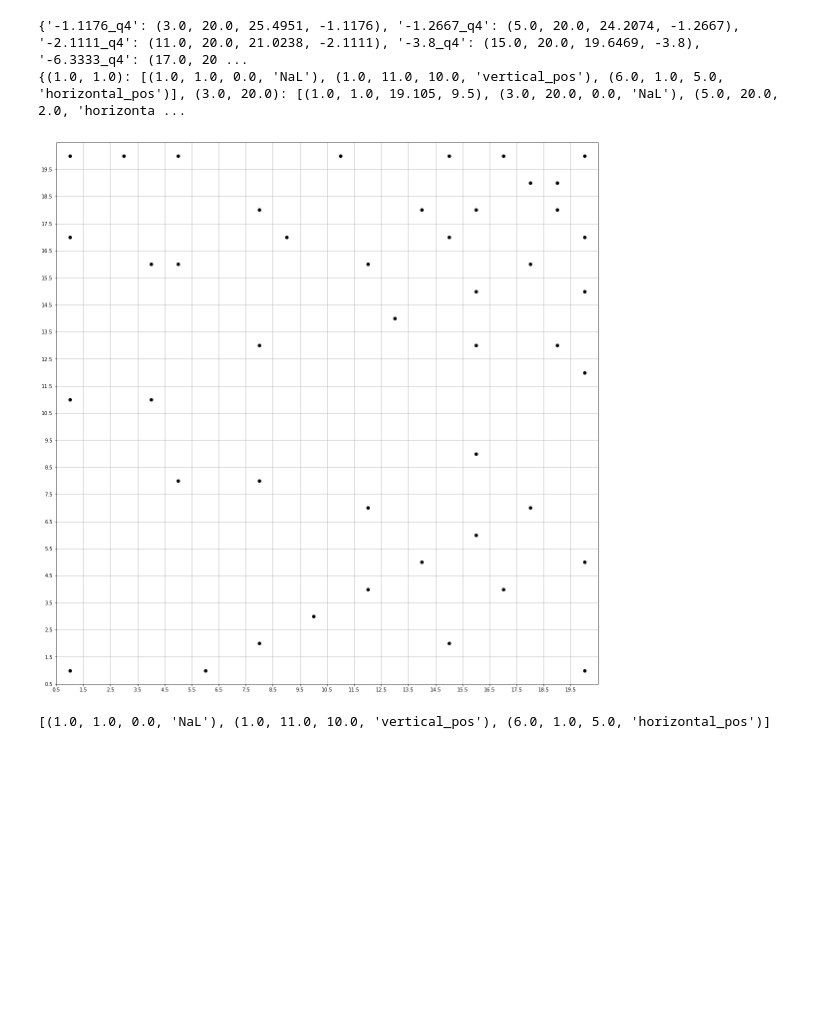
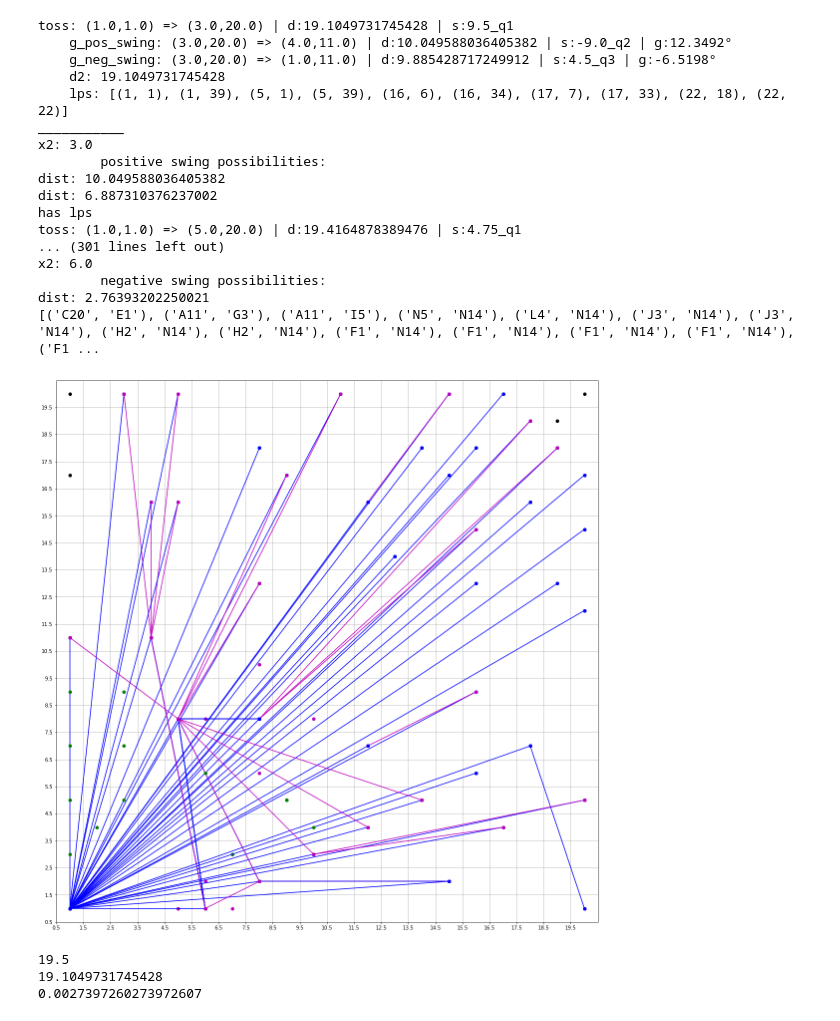
Before and after one commit to boulder-quantitative-finance/jane_street_puzzles, a Jupyter notebook: May18_Puzzle_4.ipynb, the cells around one changed output. Cells and saved outputs as stored; diff of their text form; code cells hidden in the pictures; blank space fills up the shorter version.

```diff
--- a/May18_Puzzle_4.ipynb
+++ b/May18_Puzzle_4.ipynb
@@ -180,7 +244,7 @@ for i in range(len(coords)):
         y2 = j[1]
         distance = calc_distance(x1,y1,x2,y2)
         slope = calc_slope(x1,y1,x2,y2)
-       if slope not in viable_toss_stack:
+        if slope not in viable_toss_stack:
             viable_toss_stack[slope] = (x2,y2,distance,slope)
         else:
             if abs(viable_toss_stack[slope][2]) > abs(distance):
@@ -197,9 +261,9 @@ for i in range(len(coords)):
 
 # print(viable_toss_stack)
 # store viable landing points
-# lp_graph = {}
-
-print(graph)
+lp_graph_notational = []
+lp_graph = []
+# print(graph)
 
 # graph search loop
 # FIND EVERY FIRST MOVE Landing Point!
@@ -243,7 +307,7 @@ for i in graph:
 #         if x1 == 1 and y1 == 1 and x2 == 16.0 and y2 == 15.0:
 #         if x1 == 1 and y1 == 1 and x2 == 20.0 and y2 == 15.0:
 #         if x1 == 1 and y1 == 1 and x2 == 13.0 and y2 == 14.0:
-#         if x1 == 1 and y1 == 1 and x2 == 8.0 and y2 == 13.0:
+#         if x1 == 1 and y1 == 1 and x2 == 8.0 and y2 == 13.0: # recursive_swing goes OB
 #         if x1 == 1 and y1 == 1 and x2 == 16.0 and y2 == 13.0:
 #         if x1 == 1 and y1 == 1 and x2 == 19.0 and y2 == 13.0:
 #         if x1 == 1 and y1 == 1 and x2 == 20.0 and y2 == 12.0:
@@ -255,7 +319,7 @@ for i in graph:
 #         if x1 == 1 and y1 == 1 and x2 == 12.0 and y2 == 7.0:
 #         if x1 == 1 and y1 == 1 and x2 == 18.0 and y2 == 7.0:
 #         if x1 == 1 and y1 == 1 and x2 == 16.0 and y2 == 6.0:
-        if x1 == 1 and y1 == 1 and x2 == 14.0 and y2 == 5.0:
+#         if x1 == 1 and y1 == 1 and x2 == 14.0 and y2 == 5.0: # goes OB but isn't marked as OB
 #         if x1 == 1 and y1 == 1 and x2 == 20.0 and y2 == 5.0:
 #         if x1 == 1 and y1 == 1 and x2 == 12.0 and y2 == 4.0:
 #         if x1 == 1 and y1 == 1 and x2 == 17.0 and y2 == 4.0:
@@ -263,7 +327,8 @@ for i in graph:
 #         if x1 == 1 and y1 == 1 and x2 == 8.0 and y2 == 2.0:
 #         if x1 == 1 and y1 == 1 and x2 == 15.0 and y2 == 2.0:
 #         if x1 == 1 and y1 == 1 and x2 == 6.0 and y2 == 1.0:
-#         if x1 == 1 and y1 == 1:
+#         if x1 == 8 and y1 == 13 and x2 == 16 and y2 == 13:
+        if x1 == 1 and y1 == 1:
             if (x1,y1) != (x2,y2) and s2 != "NaL":
                 print("toss: ("+str(x1)+","+str(y1)+") => ("+str(x2)+","+str(y2)+") | d:"+str(d2)+" | s:"+str(s2))
                 for k in graph[(x2,y2)]:
@@ -293,7 +358,7 @@ for i in graph:
 #                 ax.plot(g_neg_stack[0],g_neg_stack[1], 'go')
 #                 print("    x2: "+str(x2))
 #                 print("    y2: "+str(y2))
-#                 print("    d2: "+str(d2))
+                print("    d2: "+str(d2))
                 print("    lps: "+str(lps))
                 print("___________")
 
@@ -314,54 +379,70 @@ for i in graph:
 #                         print("        pt1_p: "+str([(x1,y1),(x2,y2),(x4_p,y4_p)])+" |"+str(g2_p) + " < " + str(g_p))
                         if 0 <= g2_p <= g_p and (x4_p,y4_p) != (x1,y1):
                             ax.plot(x4_p,y4_p, 'go')
+                            print("x2: "+str(x2))
+                            lp_graph_notational.append((excel_col(int(x2))+str(int(y2)),excel_col(x4_p)+str(y4_p)))
 
                     # recursive search until rope runs out...
+                    # recursive_swing((x2,y2),(g_pos_stack[0],g_pos_stack[1]))
                     print("        positive swing possibilities:")
-                    for i_p in graph[(g_pos_stack[0],g_pos_stack[1])]:
-                        if g_pos_stack[2] > i_p[2] and (g_pos_stack[0],g_pos_stack[1]) != (i_p[0],i_p[1]):
-                            pass
-#                             print("        swing: ("+str(g_pos_stack[0])+","+str(g_pos_stack[1])+") => ("+str(i_p[0])+","+str(i_p[1])+") | d:"+str(i_p[2])+" s:"+str(i_p[3]))
-#                             plot_path(g_pos_stack[0],g_pos_stack[1],i_p[0],i_p[1],"y")
-
+                    recursive_swing((x2,y2),g_pos_stack,"pos")
 
                 # negative swing possibilities
 #                 print(">>> n (x2,y2): "+str((x2,y2)))
 #                 print(">>> n distance: "+str(d2))
 #                 print(">>> n slope: "+str(g_neg_stack[3]))
                 if g_neg_stack != (0,0,0,0,0) and inbounds((x2,y2), (g_neg_stack[0],g_neg_stack[1]), d2, calc_slope(x2,y2,g_neg_stack[0],g_neg_stack[1])):
                     plot_path(x2,y2,g_neg_stack[0],g_neg_stack[1],"m")
                     g_n = g_neg_stack[4]
                     for l in lps:
                         x4_n = l[0]
                         y4_n = l[1]
                         g2_n = calc_angle((x1,y1),(x2,y2),(x4_n,y4_n))
 #                         print("        pt1_n: "+str([(x1,y1),(x2,y2),(x4_n,y4_n)])+" |"+str(g2_n) + " > " + str(g_n))
                         if 0 >= g2_n >= g_n and (x4_n,y4_n) != (x1,y1):
                             ax.plot(x4_n,y4_n, 'go')
+                            print("x2: "+str(x2))
+                            lp_graph_notational.append((excel_col(int(x2))+str(int(y2)),excel_col(x4_p)+str(y4_p)))
+
 
                     # recursive search until rope runs out...
                     print("        negative swing possibilities:")
-                    for i_n in graph[(g_neg_stack[0],g_neg_stack[1])]:
-                        if g_neg_stack[2] > i_n[2] and (g_neg_stack[0],g_neg_stack[1]) != (i_n[0],i_n[1]):
-                            pass
-#                             print("        swing: ("+str(g_neg_stack[0])+","+str(g_neg_stack[1])+") => ("+str(i_n[0])+","+str(i_n[1])+") | d:"+str(i_n[2])+" | s:"+str(i_n[3]))
-#                             plot_path(g_neg_stack[0],g_neg_stack[1],i_n[0],i_n[1],"y")
+                    recursive_swing((x2,y2),g_neg_stack,"neg")
 
 
 
 
 
 
 
 
 
-# print(lp_graph)
+print(lp_graph_notational)
 plt.grid()
 # %% [output]
-{'-1.1176_q4': (3.0, 20.0, 25.4951, -1.1176), '-1.2667_q4': (5.0, 20.0, 24.2074, -1.2667), '-2.1111_q4': (11.0, 20.0, 21.0238, -2.1111), '-3.8_q4': (15.0, 20.0, 19.6469, -3.8), '-6.3333_q4': (17.0, 20 ...
-{(1.0, 1.0): [(1.0, 1.0, 0.0, 'NaL'), (1.0, 11.0, 10.0, 'vertical_pos'), (6.0, 1.0, 5.0, 'horizontal_pos')], (3.0, 20.0): [(1.0, 1.0, 19.105, 9.5), (3.0, 20.0, 0.0, 'NaL'), (5.0, 20.0, 2.0, 'horizonta ...
+toss: (1.0,1.0) => (3.0,20.0) | d:19.1049731745428 | s:9.5_q1
+    g_pos_swing: (3.0,20.0) => (4.0,11.0) | d:10.049588036405382 | s:-9.0_q2 | g:12.3492°
+    g_neg_swing: (3.0,20.0) => (1.0,11.0) | d:9.885428717249912 | s:4.5_q3 | g:-6.5198°
+    d2: 19.1049731745428
+    lps: [(1, 1), (1, 39), (5, 1), (5, 39), (16, 6), (16, 34), (17, 7), (17, 33), (22, 18), (22, 22)]
+___________
+x2: 3.0
+        positive swing possibilities:
+dist: 10.049588036405382
+dist: 6.887310376237002
+has lps
+toss: (1.0,1.0) => (5.0,20.0) | d:19.4164878389476 | s:4.75_q1
+... (301 lines left out)
+x2: 6.0
+        negative swing possibilities:
+dist: 2.76393202250021
+[('C20', 'E1'), ('A11', 'G3'), ('A11', 'I5'), ('N5', 'N14'), ('L4', 'N14'), ('J3', 'N14'), ('J3', 'N14'), ('H2', 'N14'), ('H2', 'N14'), ('F1', 'N14'), ('F1', 'N14'), ('F1', 'N14'), ('F1', 'N14'), ('F1 ...
-[figure, old version]
+[figure, new version]
-# %%
-print(graph[(1.0, 1.0)])
-# %% [output]
-[(1.0, 1.0, 0.0, 'NaL'), (1.0, 11.0, 10.0, 'vertical_pos'), (6.0, 1.0, 5.0, 'horizontal_pos')]
+# %%
+print(calc_distance(3,20,3,.5))
+print(calc_distance(1,1,3,20))
+print(calc_cost(calc_distance(1,1,3,20)))
+# %% [output]
+19.5
+19.1049731745428
+0.0027397260273972607
```
Also changed, not shown: parts of 1 cell of this notebook, 1 other file.
